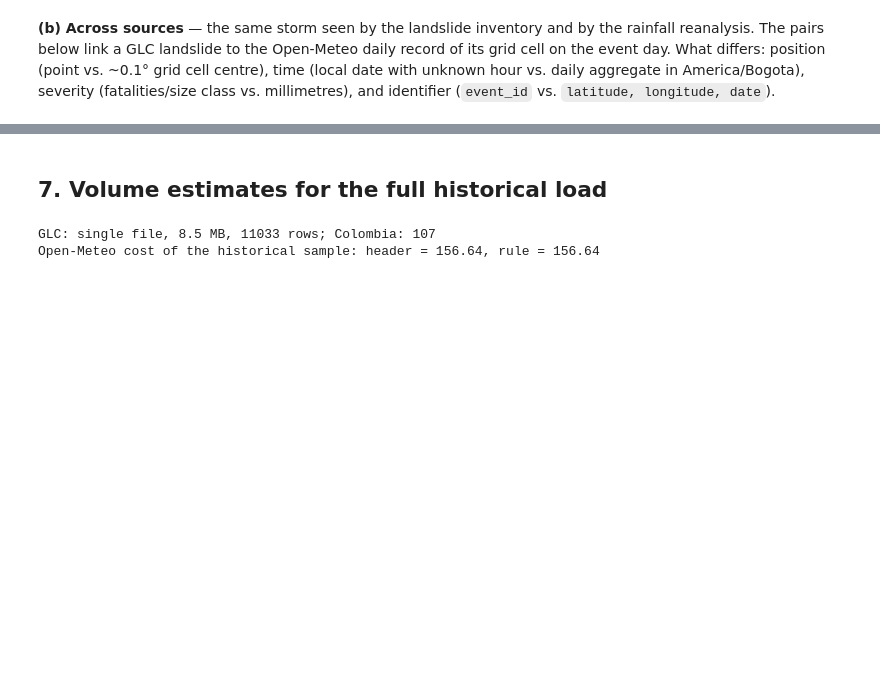
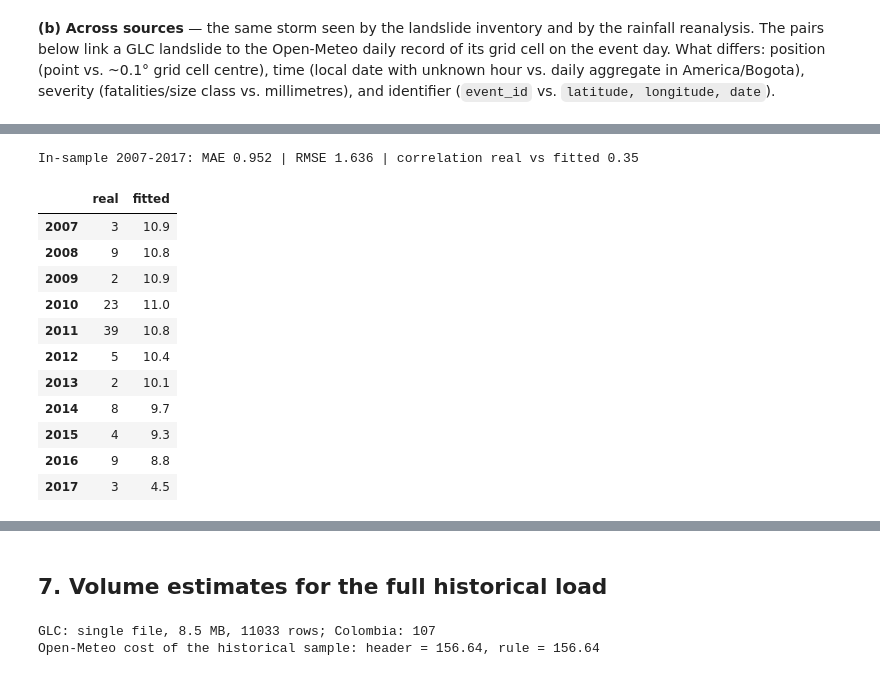
Before and after one commit to saritxm/landslide-monitoring-colombia, a Jupyter notebook: notebooks/01_source_profiling.ipynb, the cells around one changed output, grey strips where cells are left out. Saved outputs shown, nothing was run; the diff lists cells and outputs as text; code cells hidden in the pictures; blank space fills up the shorter version.

```diff
--- a/notebooks/01_source_profiling.ipynb
+++ b/notebooks/01_source_profiling.ipynb
@@ -826,0 +753,25 @@ plt.show()
+# %%
+# 3. Fitted model vs. the real 2007-2017 series (does it reproduce what we already know?)
+m_full = Prophet(**PROPHET_ARGS).fit(df_prophet)
+fit_hist = m_full.predict(df_prophet[["ds"]])
+fit_pred = np.maximum(0, fit_hist.yhat.values)
+y_all = df_prophet.y.values
+print(f"In-sample 2007-2017: MAE {np.mean(np.abs(y_all - fit_pred)):.3f} | RMSE {np.sqrt(np.mean((y_all - fit_pred) ** 2)):.3f} | "
+      f"correlation real vs fitted {np.corrcoef(y_all, fit_pred)[0, 1]:.2f}")
+comp = pd.DataFrame({"real": df_prophet.groupby(df_prophet.ds.dt.year).y.sum(),
+                     "fitted": pd.Series(fit_pred, index=df_prophet.ds).groupby(df_prophet.ds.dt.year.values).sum().round(1)})
+comp
+# %% [output]
+In-sample 2007-2017: MAE 0.952 | RMSE 1.636 | correlation real vs fitted 0.35
+|  | real | fitted |
+| 2007 | 3 | 10.9 |
+| 2008 | 9 | 10.8 |
+| 2009 | 2 | 10.9 |
+| 2010 | 23 | 11.0 |
+| 2011 | 39 | 10.8 |
+| 2012 | 5 | 10.4 |
+| 2013 | 2 | 10.1 |
+| 2014 | 8 | 9.7 |
+| 2015 | 4 | 9.3 |
+| 2016 | 9 | 8.8 |
+| 2017 | 3 | 4.5 |
```
Also changed, not shown: parts of 14 cells of this notebook, 2 other files.
